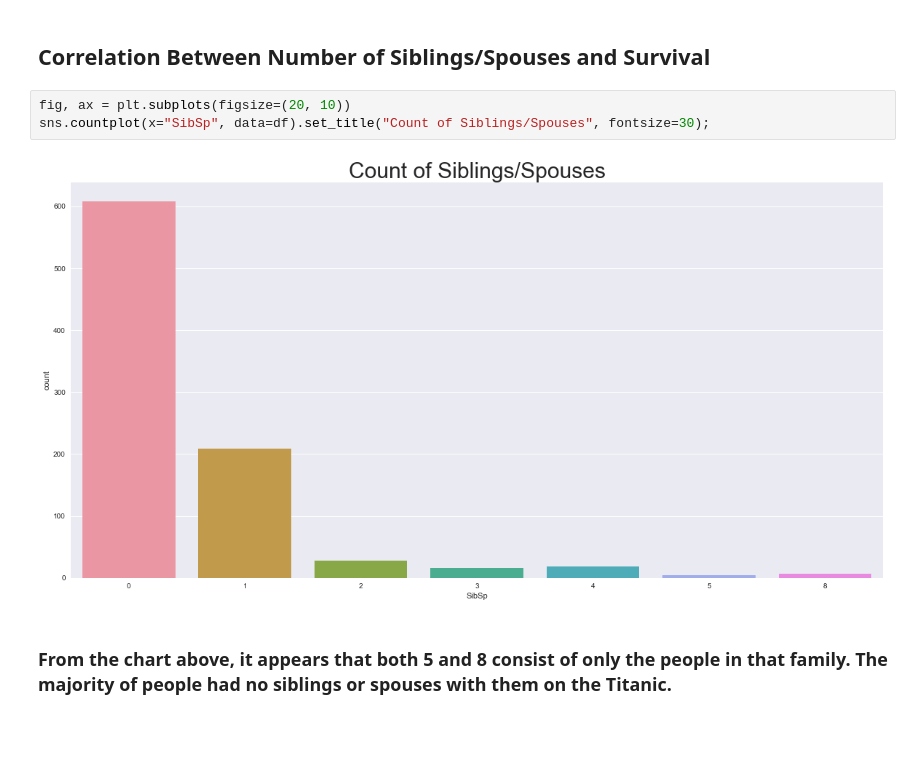
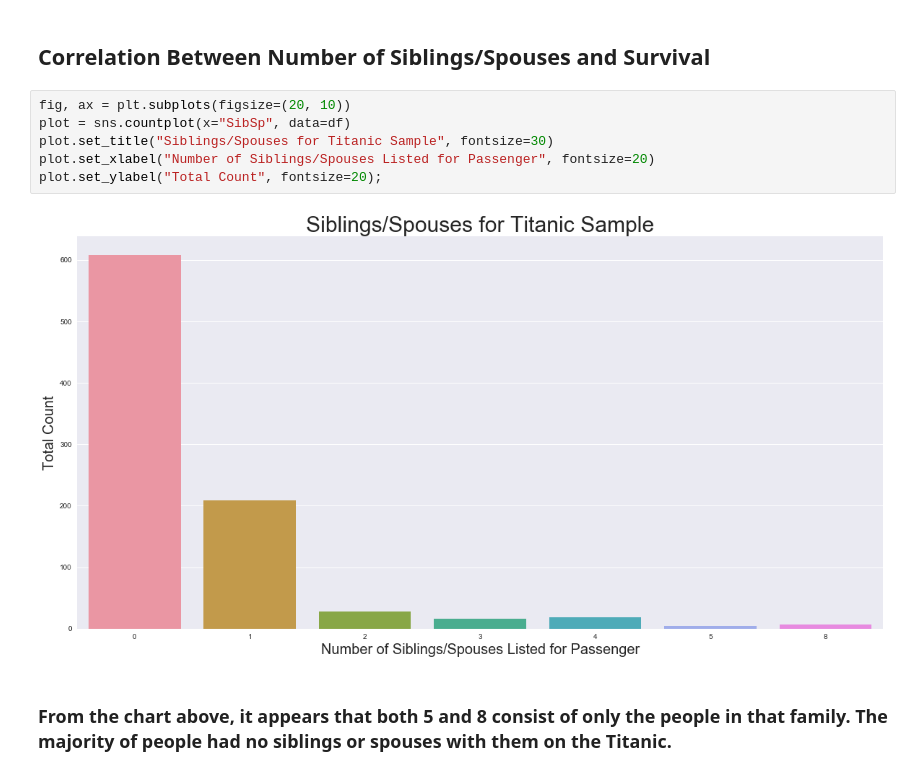
Before and after one commit to yaskyj/investigate-data-set, a Jupyter notebook: InvestigateTitanicData.ipynb, the cells around one changed output. Drawn from its saved outputs; the diff is of its cells as text; blank space fills up the shorter version.

```diff
--- a/InvestigateTitanicData.ipynb
+++ b/InvestigateTitanicData.ipynb
@@ -211,9 +237,12 @@ sns.pointplot(x="Sex", y="Survived", hue="Pclass", data=df).set_title("Mean Surv
 ## Correlation Between Number of Siblings/Spouses and Survival
 # %%
 fig, ax = plt.subplots(figsize=(20, 10))
-sns.countplot(x="SibSp", data=df).set_title("Count of Siblings/Spouses", fontsize=30);
+plot = sns.countplot(x="SibSp", data=df)
+plot.set_title("Siblings/Spouses for Titanic Sample", fontsize=30)
+plot.set_xlabel("Number of Siblings/Spouses Listed for Passenger", fontsize=20)
+plot.set_ylabel("Total Count", fontsize=20);
 # %% [output]
-[figure, old version]
+[figure, new version]
 # %% [markdown]
 ### From the chart above, it appears that both 5 and 8 consist of only the people in that family. The majority of people had no siblings or spouses with them on the Titanic.
 # %%
```
Also changed, not shown: parts of 18 cells of this notebook.
